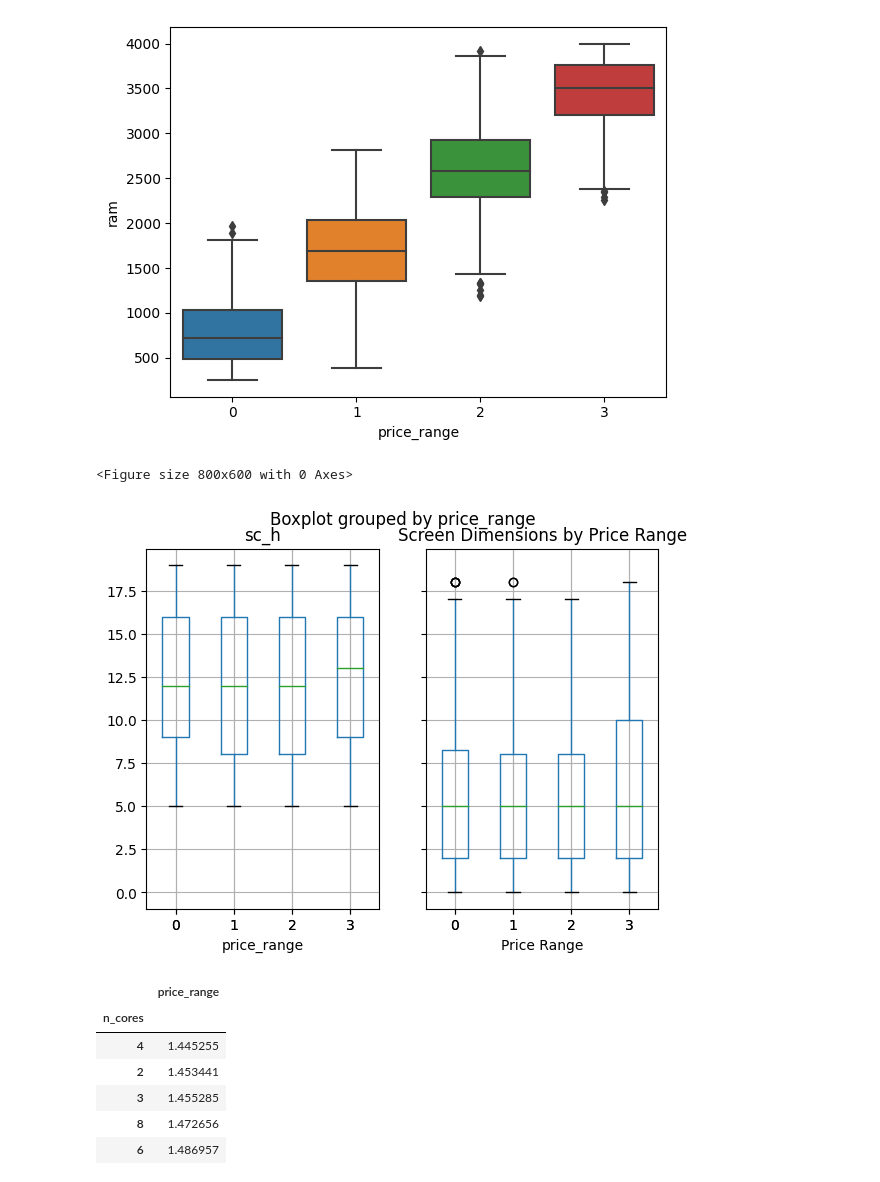
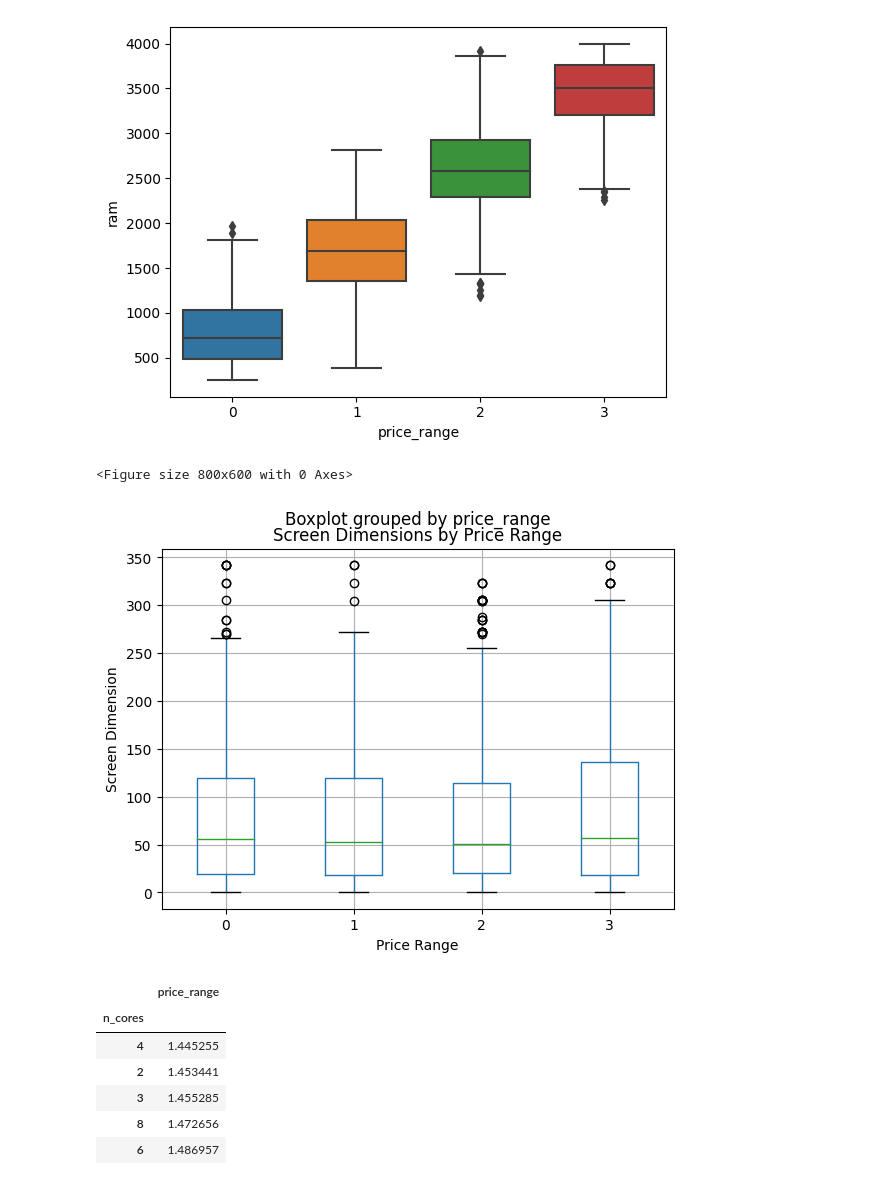
Before and after one commit to iAbdellrahmann/OJT_ML_Codespace, a Jupyter notebook: notebooks/price_prediction.ipynb, the cells around one changed output. Cells and saved outputs as stored; diff of their text form; code cells hidden in the pictures.

```diff
--- a/notebooks/price_prediction.ipynb
+++ b/notebooks/price_prediction.ipynb
@@ -57,5 +56,10 @@ df['screen_size_cm2'].corr(df['price_range'])
-# %%
-df['pixel_density'] = (df['px_width'] / df['sc_w']) * (df['px_height'] / df['sc_h'])
+# %%
+column_to_move = 'price_range'
+
+other_columns = [col for col in df.columns if col != column_to_move]
+
+new_column_order = other_columns + [column_to_move]
+df = df[new_column_order]
 # %%
 df.describe()
 # %% [output]
@@ -107,14 +131,14 @@ sns.boxplot(x="price_range",y="ram",data = df)
 [figure]
 # %%
 plt.figure(figsize=(8, 6))
-df.boxplot(column=['sc_h', 'sc_w'], by='price_range')
+df.boxplot(column=['screen_size_cm2'], by='price_range')
 plt.title("Screen Dimensions by Price Range")
 plt.xlabel("Price Range")
 plt.ylabel("Screen Dimension")
 plt.show()
 # %% [output]
 <Figure size 800x600 with 0 Axes>
-[figure, old version]
+[figure, new version]
 # %%
 # Create pivot table
 n_cores_pivot = pd.pivot_table(
```
Also changed, not shown: parts of 8 cells of this notebook.
